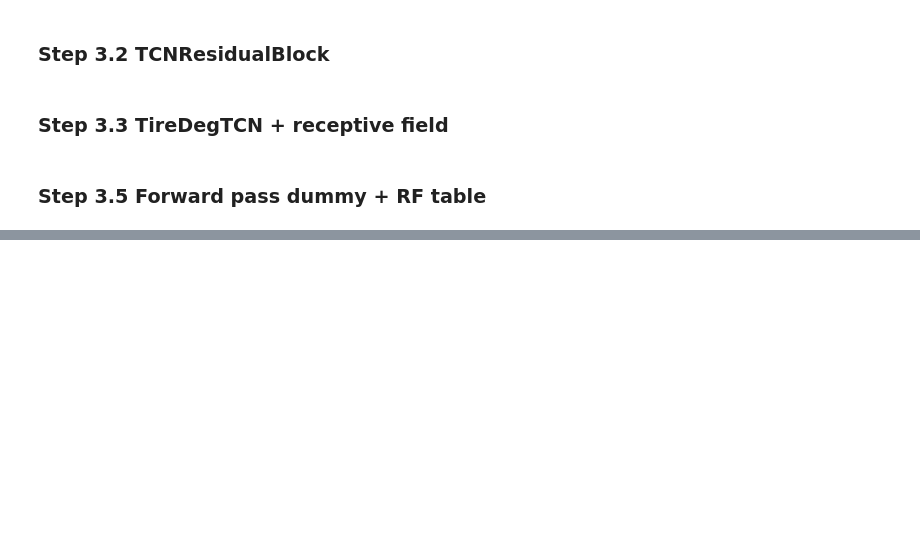
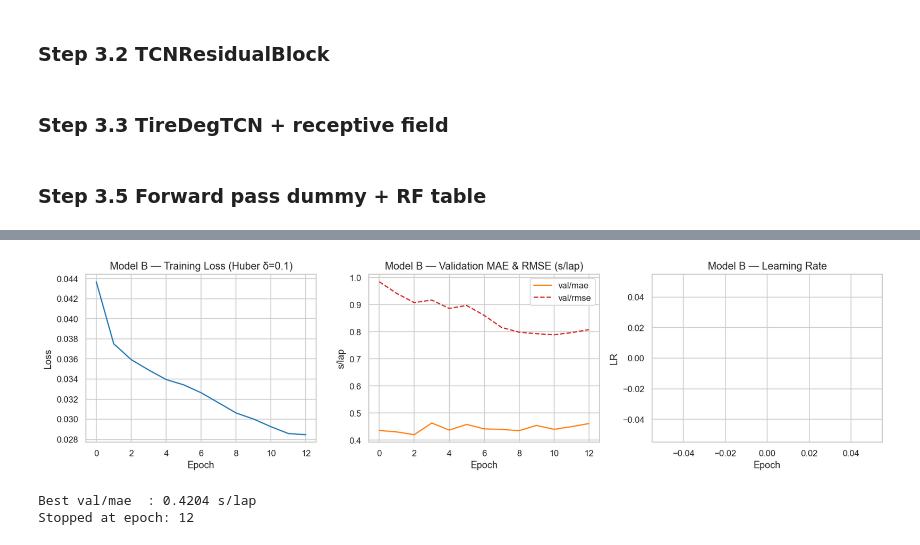
Before and after one commit to VforVitorio/F1-StratLab, a Jupyter notebook: notebooks/strategy/tire_degradation/N09_tiredeg_tcn.ipynb, the cells around one changed output, grey strips where cells are left out. Drawn from its saved outputs; the diff is of its cells as text; code cells hidden in the pictures; blank space fills up the shorter version.

```diff
--- a/notebooks/strategy/tire_degradation/N09_tiredeg_tcn.ipynb
+++ b/notebooks/strategy/tire_degradation/N09_tiredeg_tcn.ipynb
@@ -829,0 +1487,36 @@ TireDegTCN  n_features=41  d_model=64  n_layers=4  kernel=3
+# %%
+# ── Load CSV logs ──────────────────────────────────────────────────────────────
+log_dir_modelB_p1 = sorted(LOG_DIR.glob('tcn_modelB_phase1/version_*'))[-1]
+metrics_B = pd.read_csv(log_dir_modelB_p1 / 'metrics.csv')
+
+train_loss_B = metrics_B[['epoch', 'train/loss_epoch']].dropna()
+val_mae_B    = metrics_B[['epoch', 'val/mae']].dropna()
+val_rmse_B   = metrics_B[['epoch', 'val/rmse']].dropna()
+lr_B         = metrics_B[['epoch', 'lr-AdamW']].dropna()
+
+fig, axes = plt.subplots(1, 3, figsize=(15, 4))
+
+axes[0].plot(train_loss_B['epoch'], train_loss_B['train/loss_epoch'])
+axes[0].set_title('Model B — Training Loss (Huber δ=0.1)')
+axes[0].set_xlabel('Epoch'); axes[0].set_ylabel('Loss')
+
+axes[1].plot(val_mae_B['epoch'], val_mae_B['val/mae'], color='tab:orange', label='val/mae')
+axes[1].plot(val_rmse_B['epoch'], val_rmse_B['val/rmse'], color='tab:red', linestyle='--', label='val/rmse')
+axes[1].set_title('Model B — Validation MAE & RMSE (s/lap)')
+axes[1].set_xlabel('Epoch'); axes[1].set_ylabel('s/lap')
+axes[1].legend()
+
+axes[2].plot(lr_B['epoch'], lr_B['lr-AdamW'], color='tab:green')
+axes[2].set_title('Model B — Learning Rate')
+axes[2].set_xlabel('Epoch'); axes[2].set_ylabel('LR')
+
+plt.tight_layout()
+plt.savefig(outputs_path / 'modelB_phase1_training_curves.png', dpi=110)
+plt.show()
+
+print(f'\nBest val/mae  : {val_mae_B["val/mae"].min():.4f} s/lap')
+print(f'Stopped at epoch: {int(train_loss_B["epoch"].max())}')
+# %% [output]
+[figure, added]
+Best val/mae  : 0.4204 s/lap
+Stopped at epoch: 12
```
Also changed, not shown: parts of 40 cells of this notebook.
